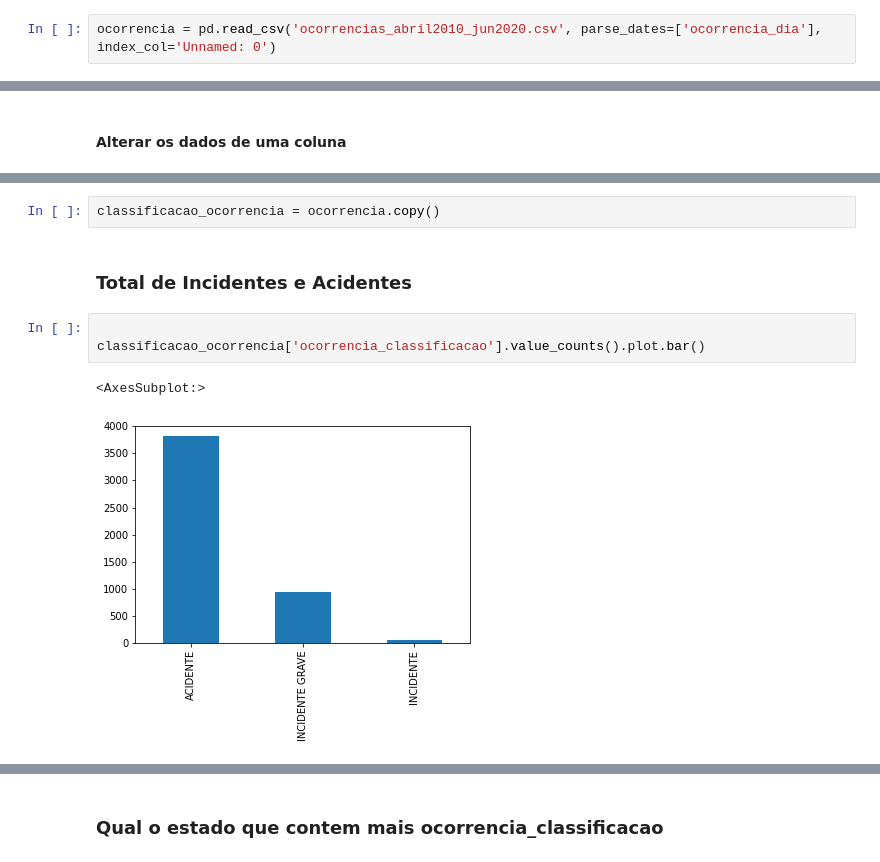
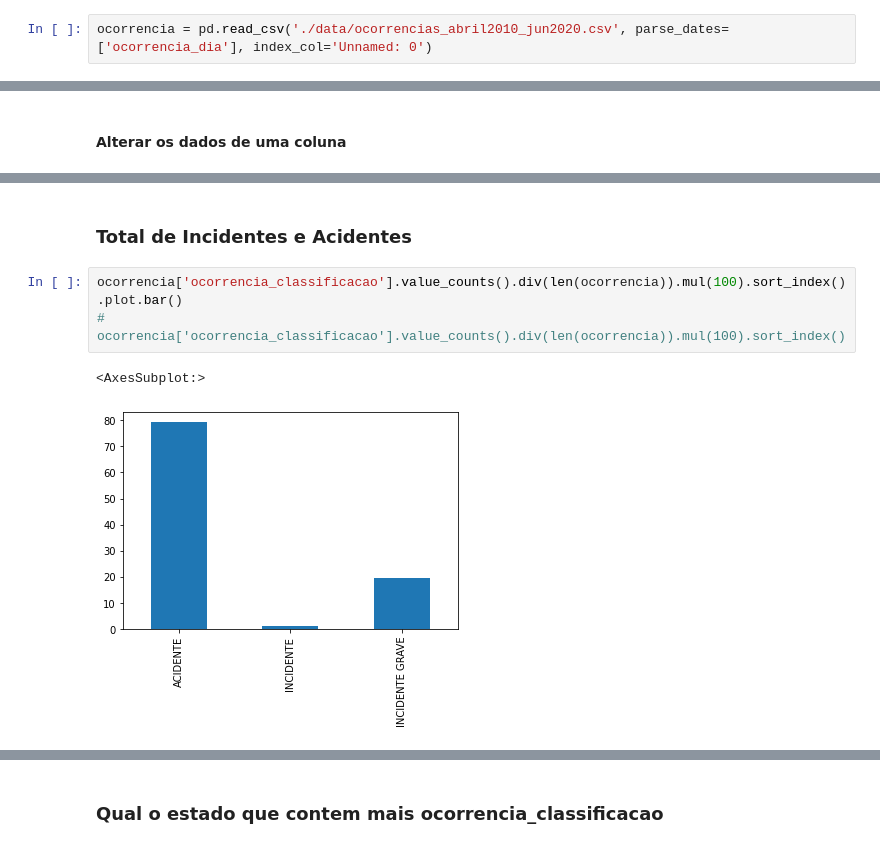
Before and after one commit to rocarva/analises-, a Jupyter notebook: analises/CENIPA/CENIPA-Forca-Aerea-Brasileira-v1.ipynb, the cells around one changed output, grey strips where cells are left out. Cells and saved outputs as stored; diff of their text form.

Commit message:
update on dataset ocorrencias_abril2010_jun2020.csv and JpyNote with groupby to answr questions

```diff
--- a/analises/CENIPA/CENIPA-Forca-Aerea-Brasileira-v1.ipynb
+++ b/analises/CENIPA/CENIPA-Forca-Aerea-Brasileira-v1.ipynb
@@ -56,4 +56,4 @@ umdf.to_csv('ocorrencias_abril2010_jun2020.csv')
 # %% [markdown]
 ### Limpeza
 # %%
-ocorrencia = pd.read_csv('ocorrencias_abril2010_jun2020.csv', parse_dates=['ocorrencia_dia'], index_col='Unnamed: 0')
+ocorrencia = pd.read_csv('./data/ocorrencias_abril2010_jun2020.csv', parse_dates=['ocorrencia_dia'], index_col='Unnamed: 0')
@@ -133,10 +145,8 @@ memory usage: 451.4+ KB
-# %%
-classificacao_ocorrencia = ocorrencia.copy()
 # %% [markdown]
 ### Total de Incidentes e Acidentes
 # %%
-
-classificacao_ocorrencia['ocorrencia_classificacao'].value_counts().plot.bar()
+ocorrencia['ocorrencia_classificacao'].value_counts().div(len(ocorrencia)).mul(100).sort_index().plot.bar()
+# ocorrencia['ocorrencia_classificacao'].value_counts().div(len(ocorrencia)).mul(100).sort_index()
 # %% [output]
 <AxesSubplot:>
-[figure, old version]
+[figure, new version]
```
Also changed, not shown: parts of 21 cells of this notebook, 1 other file.
